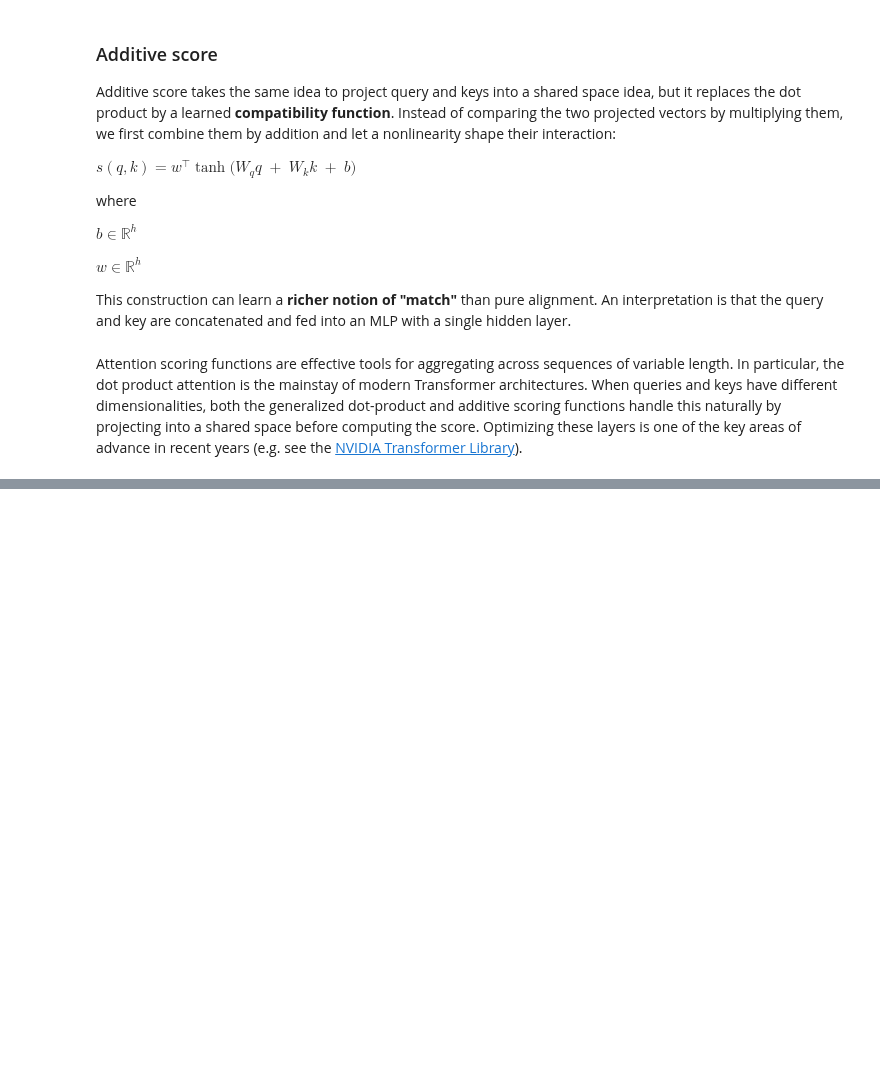
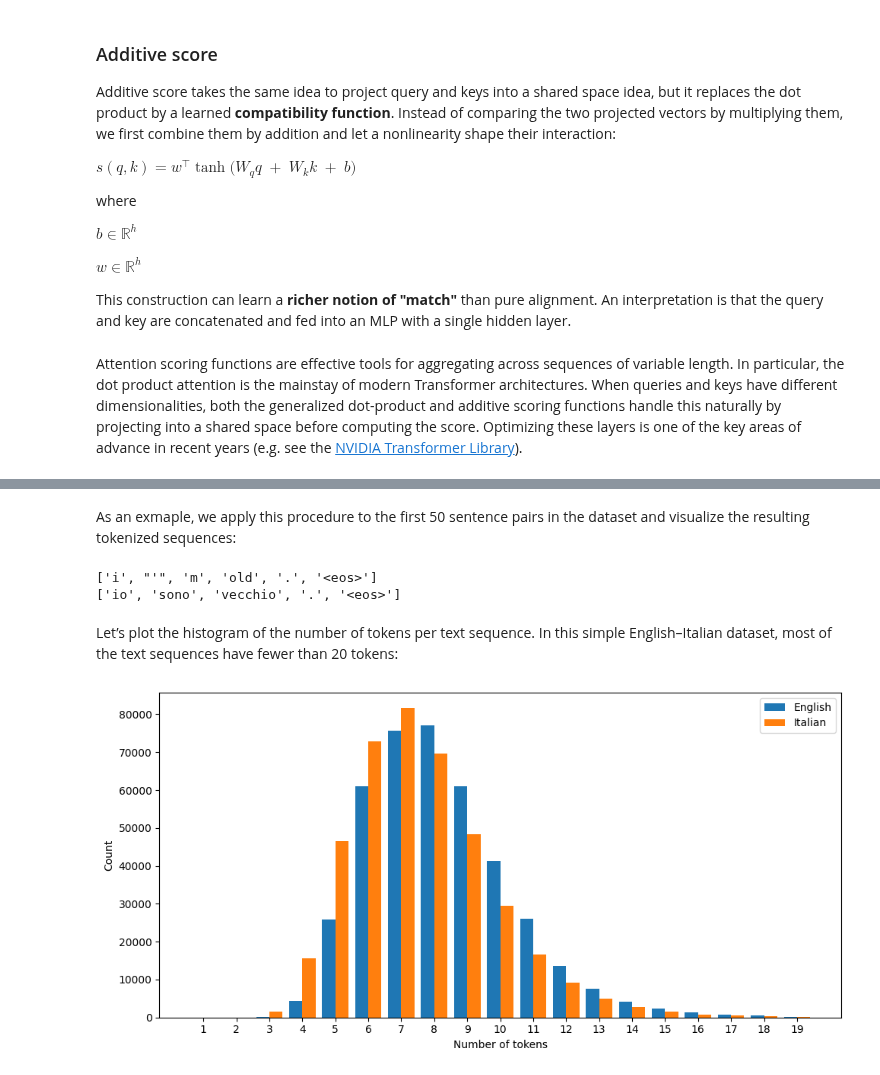
Before and after one commit to riccardoberta/machine-learning, a Jupyter notebook: 15 - Transformers/notes.ipynb, the cells around one changed output, grey strips where cells are left out. Saved outputs shown, nothing was run; the diff lists cells and outputs as text; code cells hidden in the pictures; blank space fills up the shorter version.

```diff
--- a/15 - Transformers/notes.ipynb
+++ b/15 - Transformers/notes.ipynb
@@ -378,0 +478,5 @@ Recall Fig. 10.7.2 which we repeat (Fig. 11.4.1) with some additional detail. Co
+# %%
+eng_ita["english"] = eng_ita["english"].apply(preprocess)
+eng_ita["italian"] = eng_ita["italian"].apply(preprocess)
+
+eng_ita.head()
@@ -378,0 +494,44 @@ Recall Fig. 10.7.2 which we repeat (Fig. 11.4.1) with some additional detail. Co
+# %%
+def tokenize(data, max_examples=None):
+    src = [row.split() + ['<eos>'] for row in data["english"][:max_examples]]
+    tgt = [row.split() + ['<eos>'] for row in data["italian"][:max_examples]]
+    return src, tgt
+# %% [markdown]
+As an exmaple, we apply this procedure to the first 50 sentence pairs in the dataset and visualize the resulting tokenized sequences:
+# %%
+eng, ita = tokenize(eng_ita)
+print(eng[423])
+print(ita[423])
+# %% [output]
+['i', "'", 'm', 'old', '.', '<eos>']
+['io', 'sono', 'vecchio', '.', '<eos>']
+# %% [markdown]
+Let’s plot the histogram of the number of tokens per text sequence. In this simple English–Italian dataset, most of the text sequences have fewer than 20 tokens:
+# %%
+import matplotlib.pyplot as plt
+
+eng_lengths = [len(tokens) for tokens in eng]
+ita_lengths = [len(tokens) for tokens in ita]
+
+bins = range(1, 20)
+eng_counts = [eng_lengths.count(i) for i in bins]
+ita_counts = [ita_lengths.count(i) for i in bins]
+
+x = np.arange(len(bins))
+width = 0.4
+
+fig, ax = plt.subplots(figsize=(10, 5))
+
+ax.bar(x - width/2, eng_counts, width, label="English")
+ax.bar(x + width/2, ita_counts, width, label="Italian")
+
+ax.set_xticks(x)
+ax.set_xticklabels(bins)
+ax.set_xlabel("Number of tokens")
+ax.set_ylabel("Count")
+ax.legend()
+
+plt.tight_layout()
+plt.show()
+# %% [output]
+[figure, added]
```
Also changed, not shown: parts of 64 cells of this notebook, 46 other files.
